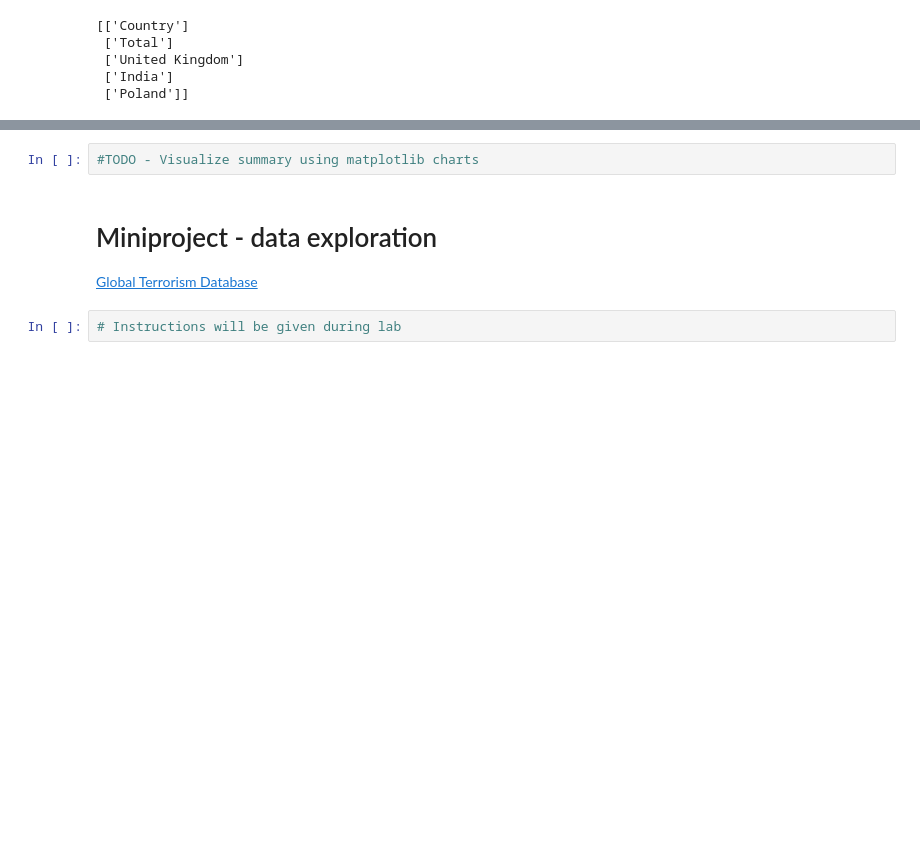
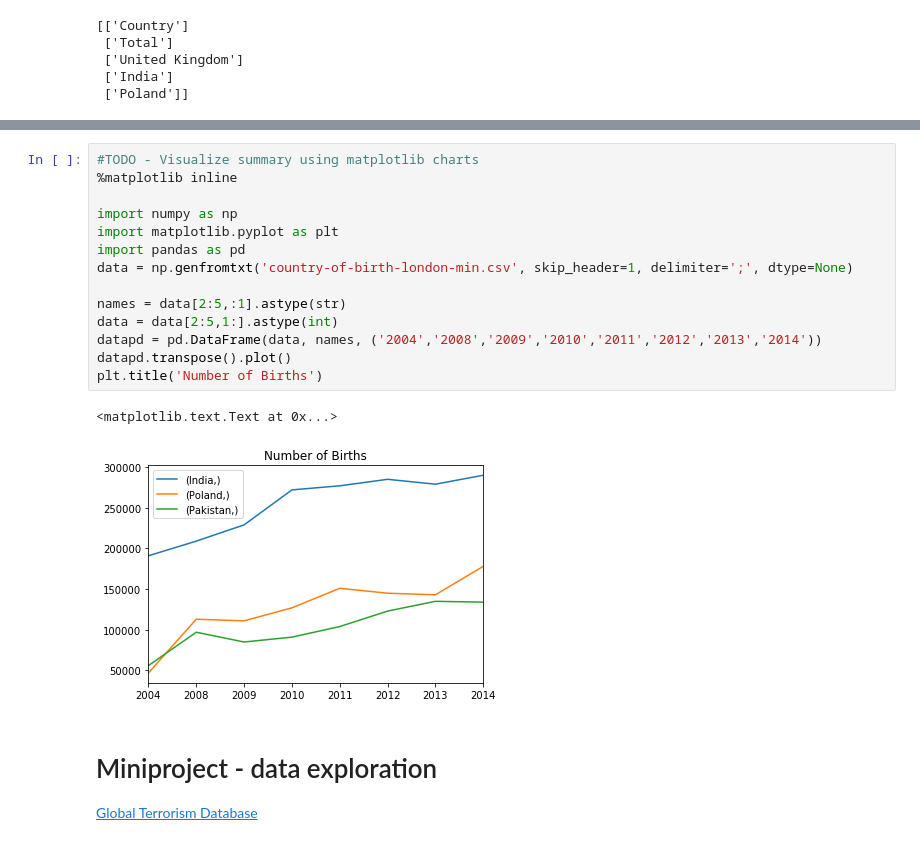
Before and after one commit to klaudiagg/bme-data-exp, a Jupyter notebook: dataexp.ipynb, the cells around one changed output, grey strips where cells are left out. Cells and saved outputs as stored; diff of their text form; blank space fills up the shorter version.

```diff
--- a/dataexp.ipynb
+++ b/dataexp.ipynb
@@ -297,8 +341,21 @@ print(data_poland)
-# %%
-#TODO - Visualize summary using matplotlib charts
+# %%
+#TODO - Visualize summary using matplotlib charts
+%matplotlib inline
+
+import numpy as np
+import matplotlib.pyplot as plt
+import pandas as pd
+data = np.genfromtxt('country-of-birth-london-min.csv', skip_header=1, delimiter=';', dtype=None)
+
+names = data[2:5,:1].astype(str)
+data = data[2:5,1:].astype(int)
+datapd = pd.DataFrame(data, names, ('2004','2008','2009','2010','2011','2012','2013','2014'))
+datapd.transpose().plot()
+plt.title('Number of Births')
+# %% [output]
+<matplotlib.text.Text at 0x...>
+[figure, added]
 # %% [markdown]
 # Miniproject - data exploration
 
 [Global Terrorism Database](https://www.kaggle.com/START-UMD/gtd)
-# %%
-# Instructions will be given during lab
```
Also changed, not shown: parts of 9 cells of this notebook.
